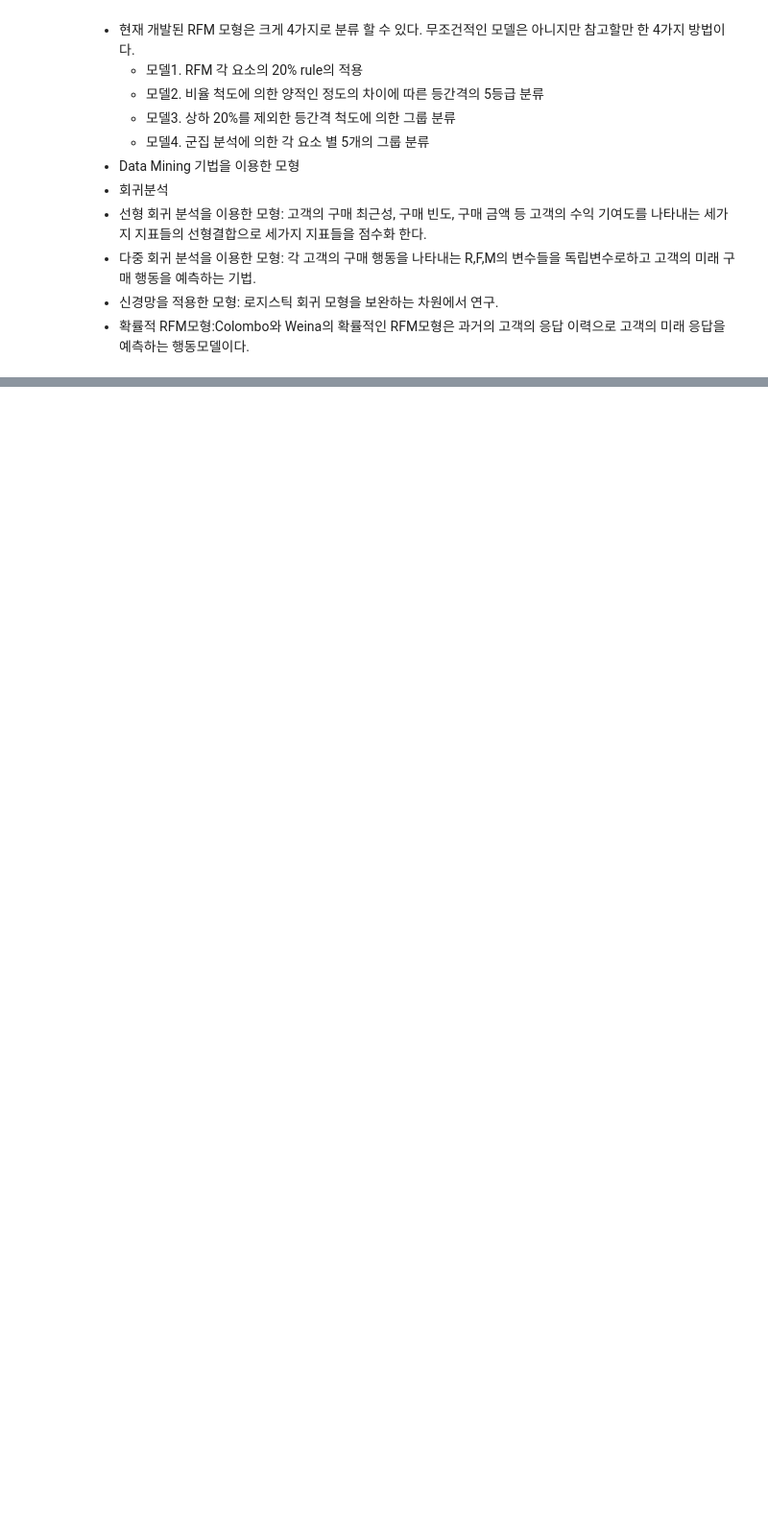
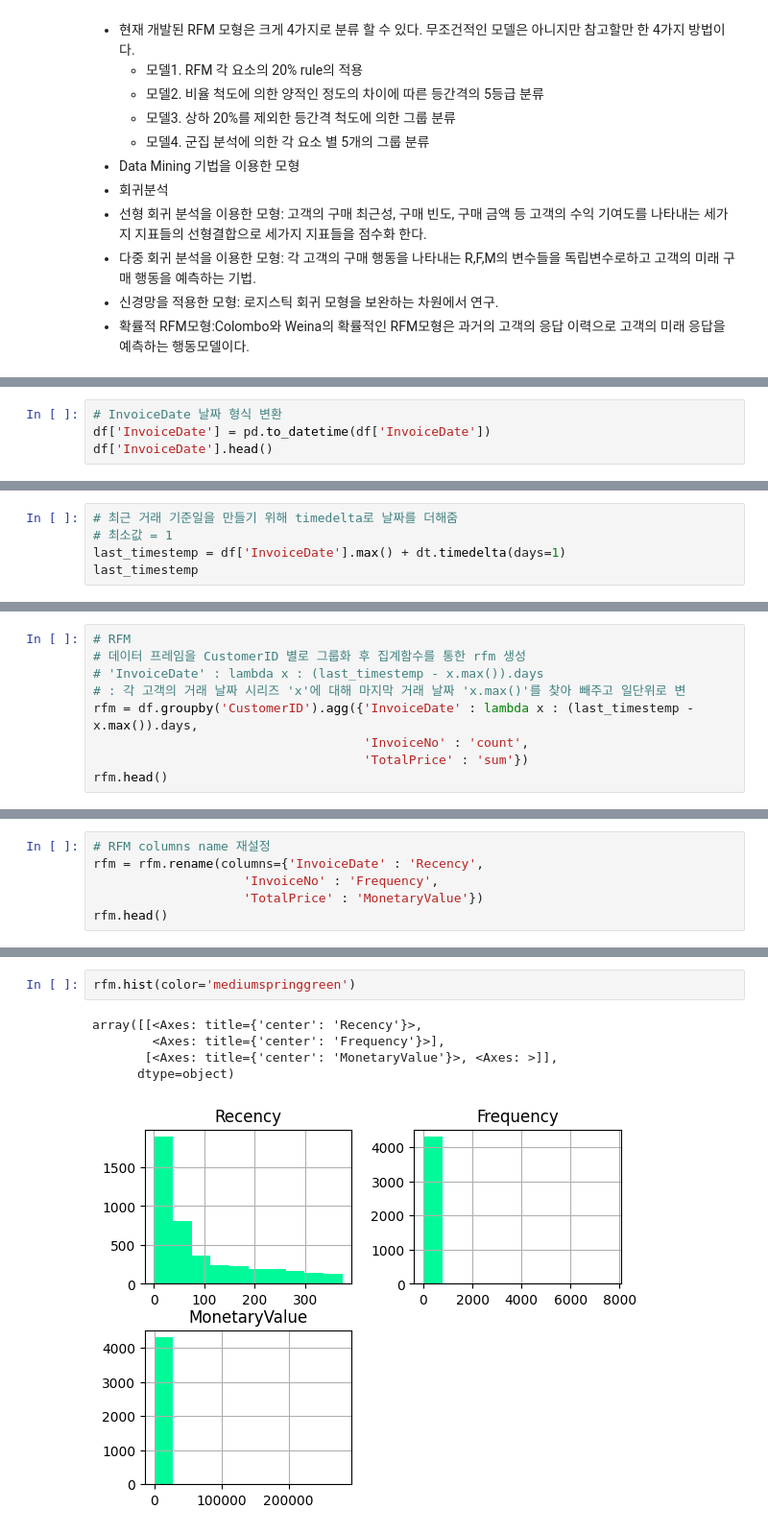
Before and after one commit to JINDOT/Data_Analysis_, a Jupyter notebook: Online_Retail_RFM.ipynb, the cells around one changed output, grey strips where cells are left out. Shown at 96% size. Saved outputs shown, nothing was run; the diff lists cells and outputs as text; blank space fills up the shorter version.

Commit message:
change color

```diff
--- a/Online_Retail_RFM.ipynb
+++ b/Online_Retail_RFM.ipynb
@@ -162,0 +172,4 @@ df.shape
+# %%
+# InvoiceDate 날짜 형식 변환
+df['InvoiceDate'] = pd.to_datetime(df['InvoiceDate'])
+df['InvoiceDate'].head()
@@ -162,0 +191,5 @@ df.shape
+# %%
+# 최근 거래 기준일을 만들기 위해 timedelta로 날짜를 더해줌
+# 최소값 = 1
+last_timestemp = df['InvoiceDate'].max() + dt.timedelta(days=1)
+last_timestemp
@@ -162,0 +200,9 @@ df.shape
+# %%
+# RFM
+# 데이터 프레임을 CustomerID 별로 그룹화 후 집계함수를 통한 rfm 생성
+# 'InvoiceDate' : lambda x : (last_timestemp - x.max()).days
+# : 각 고객의 거래 날짜 시리즈 'x'에 대해 마지막 거래 날짜 'x.max()'를 찾아 빼주고 일단위로 변
+rfm = df.groupby('CustomerID').agg({'InvoiceDate' : lambda x : (last_timestemp - x.max()).days,
+                                    'InvoiceNo' : 'count',
+                                    'TotalPrice' : 'sum'})
+rfm.head()
@@ -162,0 +217,6 @@ df.shape
+# %%
+# RFM columns name 재설정
+rfm = rfm.rename(columns={'InvoiceDate' : 'Recency',
+                    'InvoiceNo' : 'Frequency',
+                    'TotalPrice' : 'MonetaryValue'})
+rfm.head()
@@ -162,0 +243,8 @@ df.shape
+# %%
+rfm.hist(color='mediumspringgreen')
+# %% [output]
+array([[<Axes: title={'center': 'Recency'}>,
+        <Axes: title={'center': 'Frequency'}>],
+       [<Axes: title={'center': 'MonetaryValue'}>, <Axes: >]],
+      dtype=object)
+[figure, added]
```
Also changed, not shown: parts of 41 cells of this notebook.
